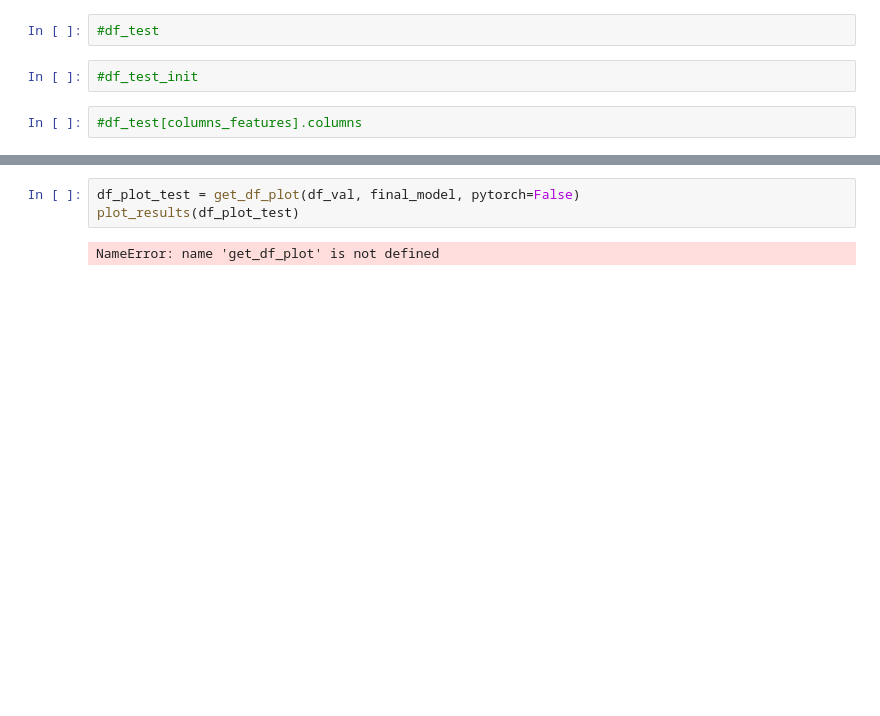
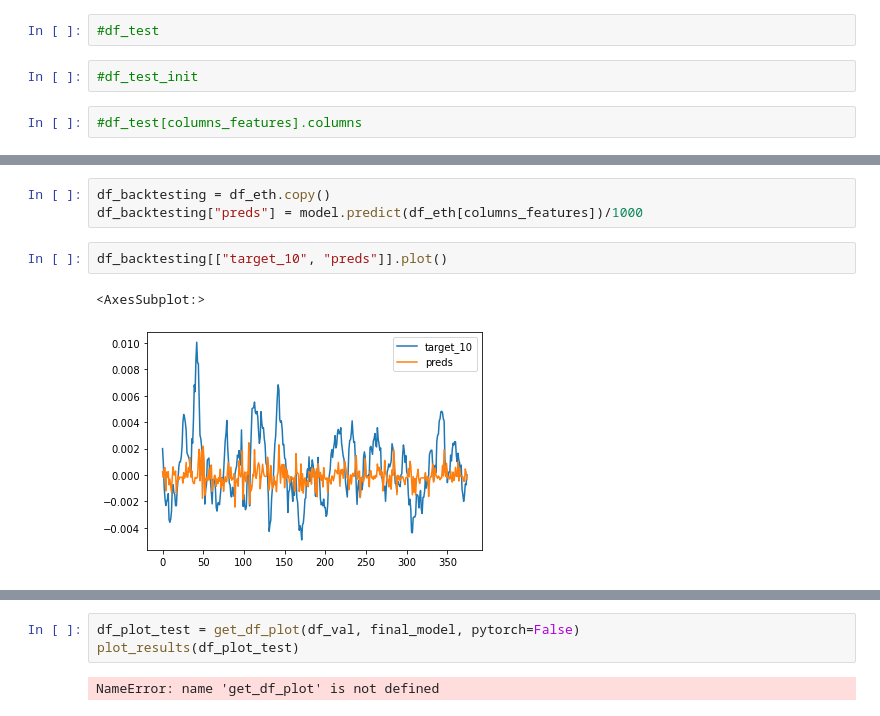
Before and after one commit to pacanada/trading, a Jupyter notebook: notebooks/optuna_workflow.ipynb, the cells around one changed output, grey strips where cells are left out. Saved outputs shown, nothing was run; the diff lists cells and outputs as text; blank space fills up the shorter version.

```diff
--- a/notebooks/optuna_workflow.ipynb
+++ b/notebooks/optuna_workflow.ipynb
@@ -143,0 +335,8 @@ print(r2_score(target,preds ))
+# %%
+df_backtesting = df_eth.copy()
+df_backtesting["preds"] = model.predict(df_eth[columns_features])/1000
+# %%
+df_backtesting[["target_10", "preds"]].plot()
+# %% [output]
+<AxesSubplot:>
+[figure, added]
```
Also changed, not shown: parts of 41 cells of this notebook, 8 other files.
